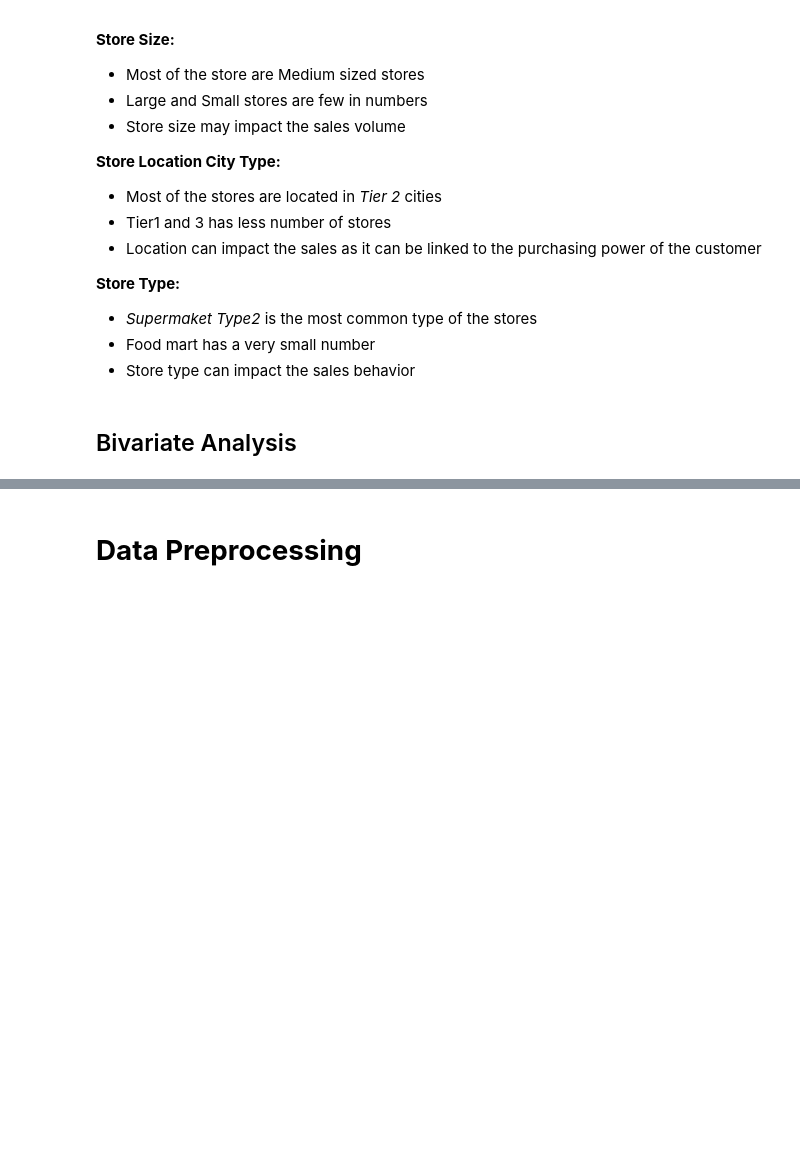
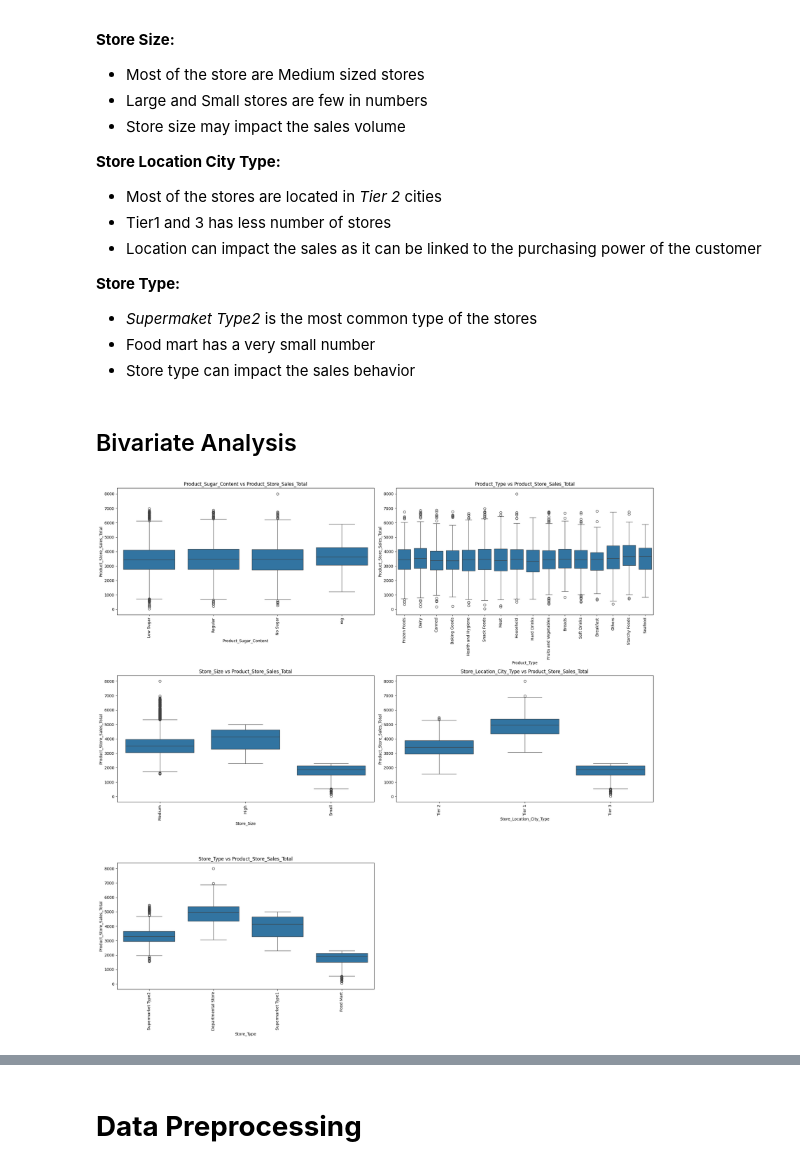
Before and after one commit to gs24/AIML, a Jupyter notebook: model_deployment/Full_Code_SuperKart_Model_Deployment_Project_Notebook.ipynb, the cells around one changed output, grey strips where cells are left out. Drawn from its saved outputs; the diff is of its cells as text; code cells hidden in the pictures; blank space fills up the shorter version.

```diff
--- a/model_deployment/Full_Code_SuperKart_Model_Deployment_Project_Notebook.ipynb
+++ b/model_deployment/Full_Code_SuperKart_Model_Deployment_Project_Notebook.ipynb
@@ -382,19 +395,21 @@ plt.show()
 # %%
 #Adding code for the boxplot for the target variable
 
 eda_categorical_features = [
     "Product_Sugar_Content",
     "Product_Type",
     "Store_Size",
     "Store_Location_City_Type",
     "Store_Type"
 ]
-plt.figure(figsize=(15, 10))
+plt.figure(figsize=(20, 20))
 for i,col in enumerate(data[eda_categorical_features].columns):
-    plt.subplot(3, 3, i+1)    # assign a subplot in the main plot
+    plt.subplot(3, 2, i+1)    # assign a subplot in the main plot
     sns.boxplot(x=data[col],y=data[target_variable], data = data)
     plt.title(f"{col} vs {target_variable}")
     plt.xticks(rotation=90)
 plt.tight_layout()
 plt.show()
+# %% [output]
+[figure, added]
 # %% [markdown]
```
Also changed, not shown: parts of 46 cells of this notebook, 2 other files.
